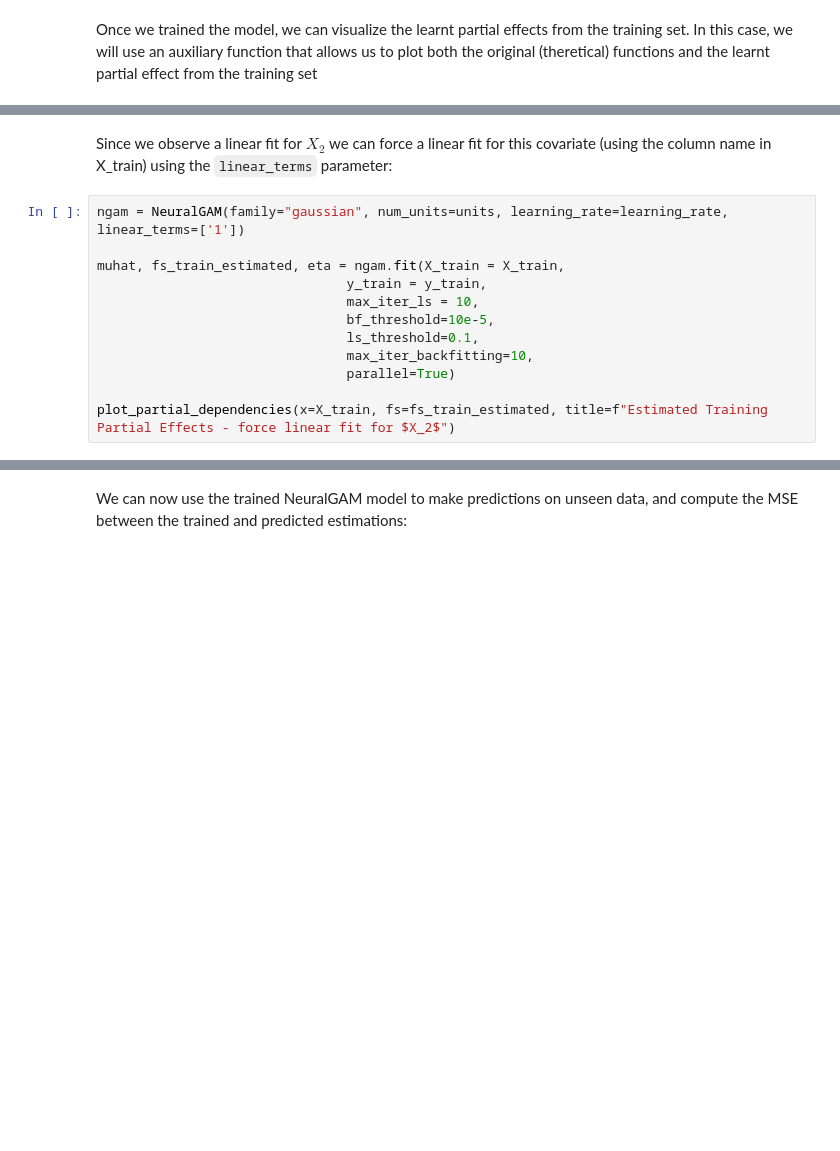
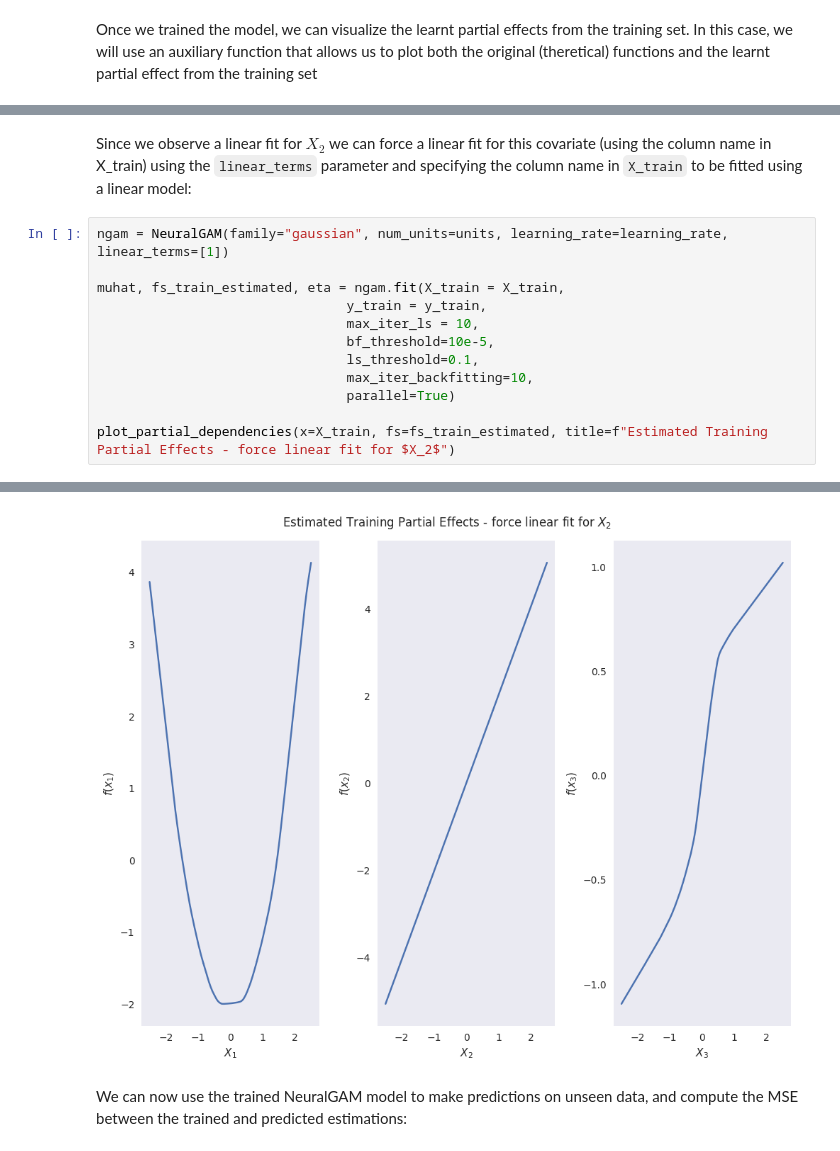
Before and after one commit to inesortega/pyNeuralGAM, a Jupyter notebook: examples/LinearRegression.ipynb, the cells around one changed output, grey strips where cells are left out. Saved outputs shown, nothing was run; the diff lists cells and outputs as text; blank space fills up the shorter version.

```diff
--- a/examples/LinearRegression.ipynb
+++ b/examples/LinearRegression.ipynb
@@ -124,7 +88,7 @@ plot_partial_dependencies(x=X_test, fs=fs_test_est, title="Estimated Test Partia
 # %% [markdown]
-Since we observe a linear fit for $X_2$ we can force a linear fit for this covariate (using the column name in X_train) using the `linear_terms` parameter:
+Since we observe a linear fit for $X_2$ we can force a linear fit for this covariate (using the column name in X_train) using the `linear_terms` parameter and specifying the column name in `X_train` to be fitted using a linear model:
 # %%
-ngam = NeuralGAM(family="gaussian", num_units=units, learning_rate=learning_rate, linear_terms=['1'])
+ngam = NeuralGAM(family="gaussian", num_units=units, learning_rate=learning_rate, linear_terms=[1])
 
 muhat, fs_train_estimated, eta = ngam.fit(X_train = X_train,
                                 y_train = y_train,
@@ -135,3 +99,4 @@ muhat, fs_train_estimated, eta = ngam.fit(X_train = X_train,
                                 parallel=True)
 
 plot_partial_dependencies(x=X_train, fs=fs_train_estimated, title=f"Estimated Training Partial Effects - force linear fit for $X_2$")
+# %% [output]
@@ -138,3 +107,4 @@ plot_partial_dependencies(x=X_train, fs=fs_train_estimated, title=f"Estimated Tr
+[figure, added]
 # %% [markdown]
 We can now use the trained NeuralGAM model to make predictions on unseen data, and compute the MSE between the trained and predicted estimations:
 # %%
```
Also changed, not shown: parts of 7 cells of this notebook, 7 other files.
